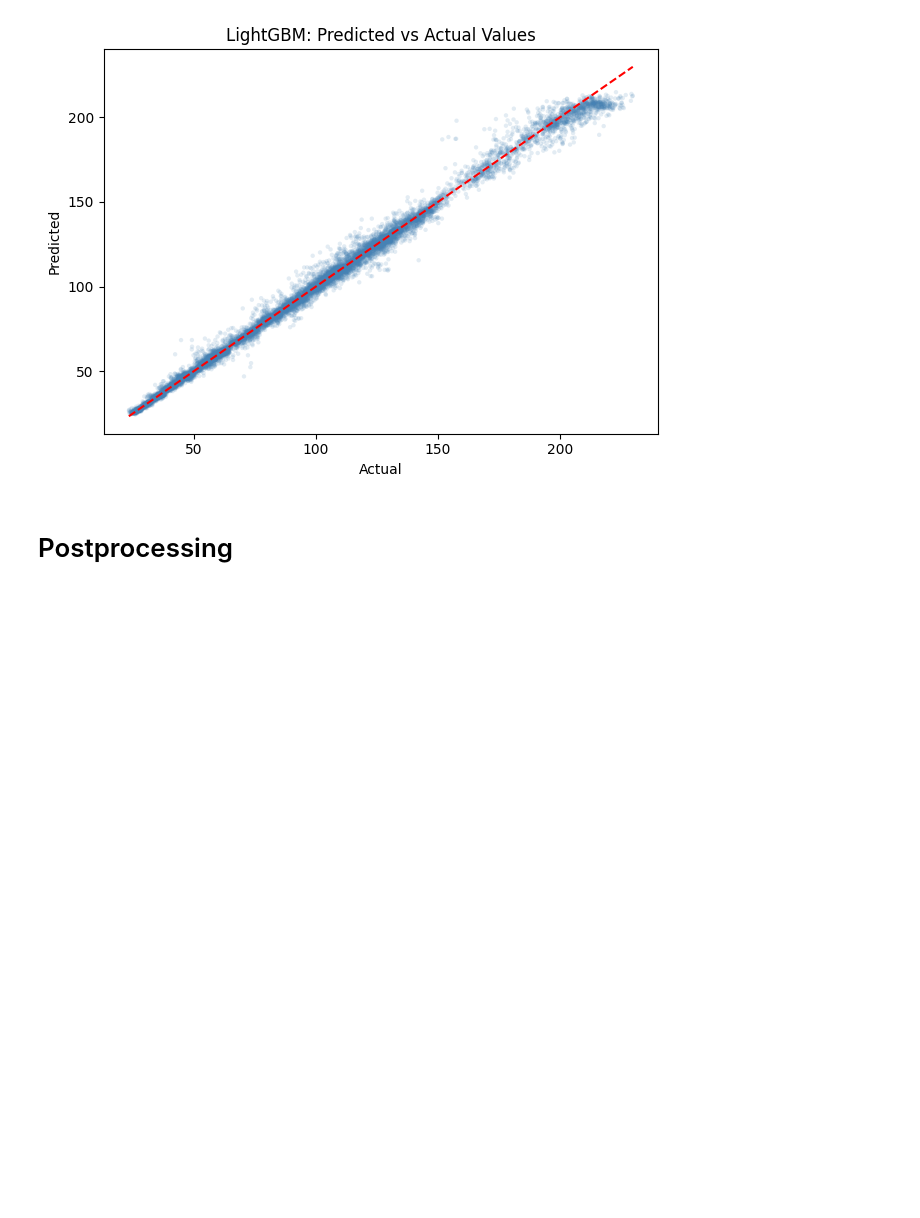
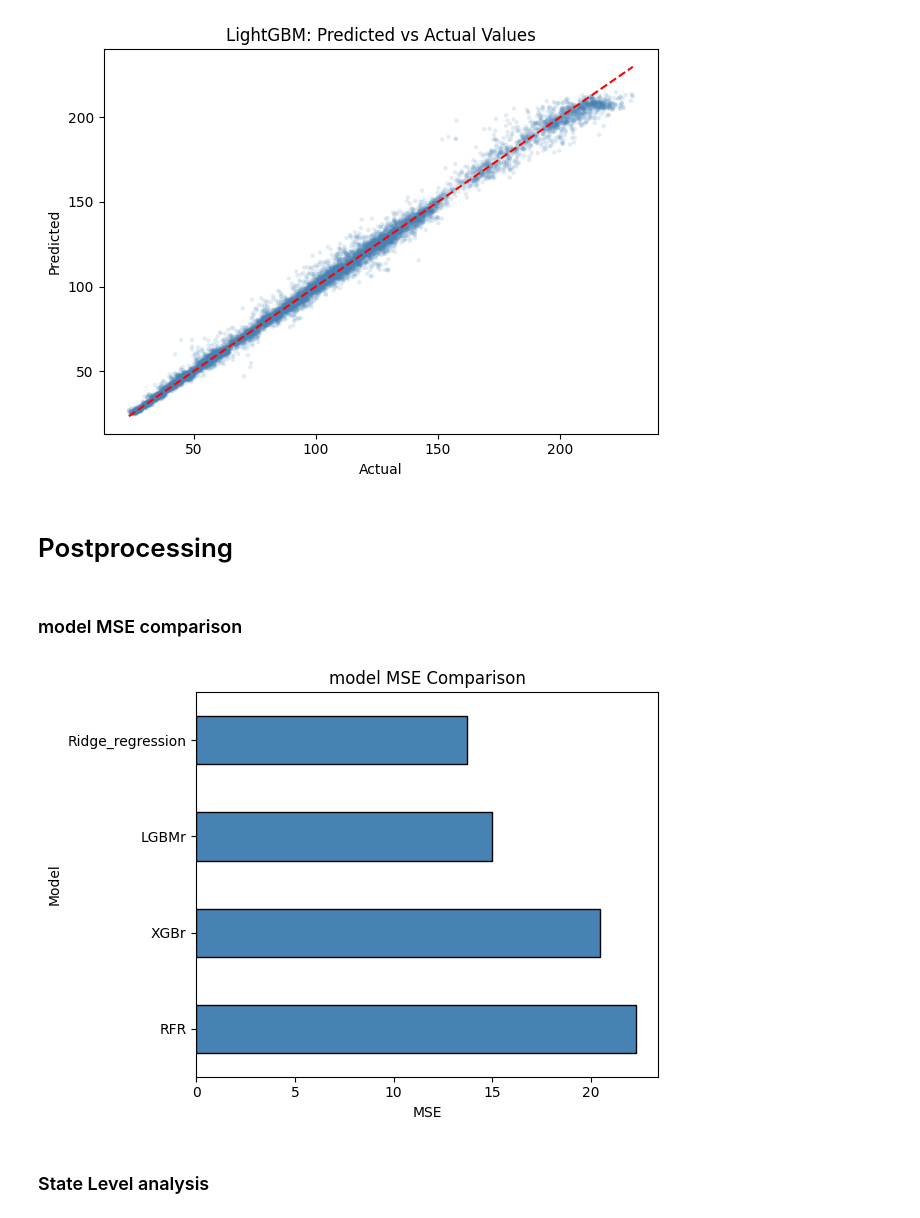
Before and after one commit to dsagher/CSE_881_Final_Project, a Jupyter notebook: combined_notebook.ipynb, the cells around one changed output. Cells and saved outputs as stored; diff of their text form; code cells hidden in the pictures; blank space fills up the shorter version.

```diff
--- a/combined_notebook.ipynb
+++ b/combined_notebook.ipynb
@@ -759,6 +759,21 @@ plt.show()
 [figure]
 # %% [markdown]
 # Postprocessing
+# %% [markdown]
+### model MSE comparison
+# %%
+model_mse = pd.Series(mse_tracker).sort_values(ascending=False)
+model_mse = model_mse.drop("RFR_wolag")
+model_mse.plot(kind='barh', color='steelblue', edgecolor='black')
+plt.title("model MSE Comparison")
+plt.ylabel("Model")
+plt.xlabel('MSE')
+plt.tight_layout()
+plt.show()
+# %% [output]
+[figure, added]
+# %% [markdown]
+### State Level analysis
 # %%
 postprocessing = test_sorted.copy()
 
```
Also changed, not shown: parts of 14 cells of this notebook.
